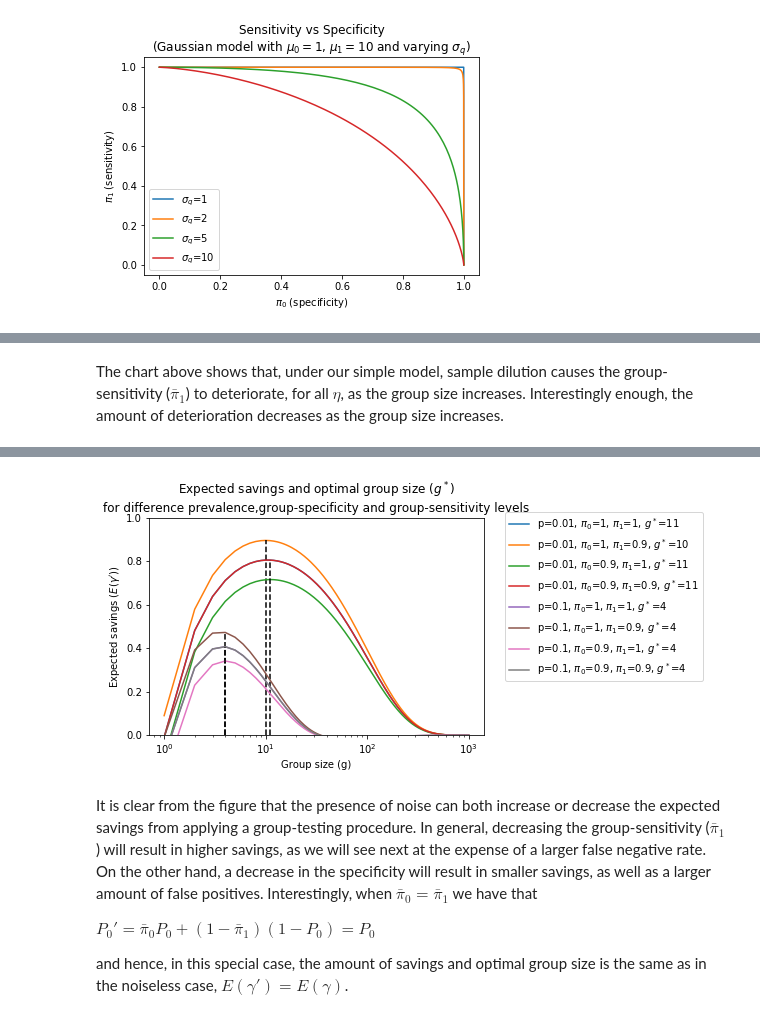
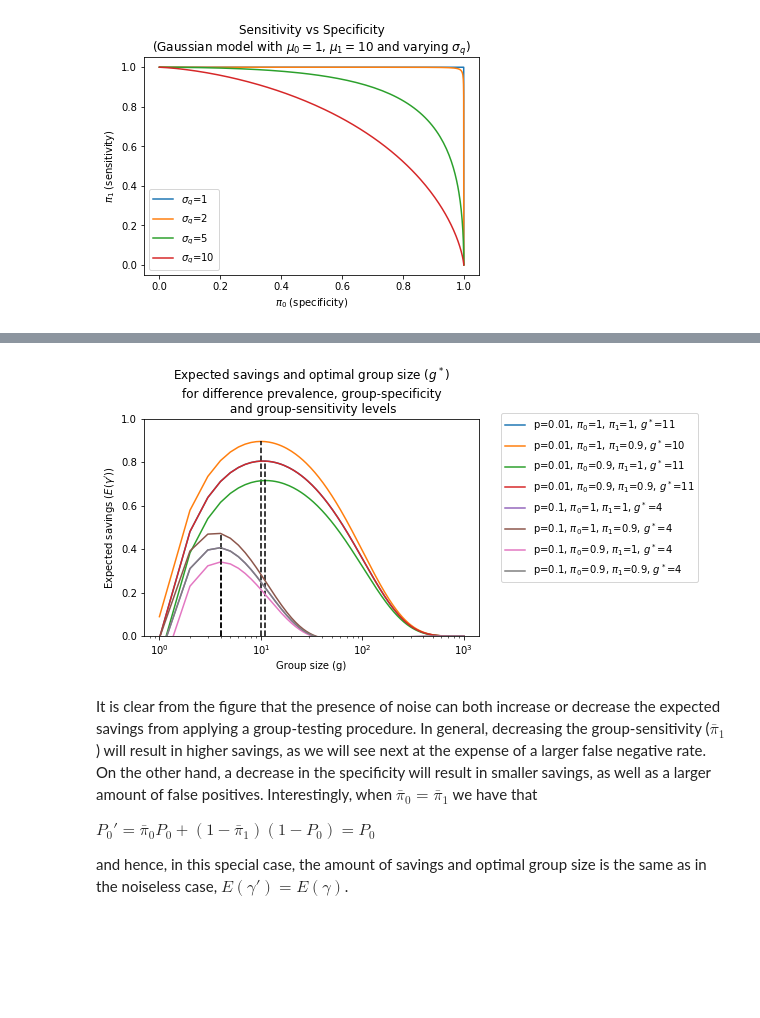
Before and after one commit to atibaup/group-testing, a Jupyter notebook: notebooks/1_group_testing_with_uncertainty-v2.ipynb, the cells around one changed output, grey strips where cells are left out. Drawn from its saved outputs; the diff is of its cells as text; code cells hidden in the pictures; blank space fills up the shorter version.

```diff
--- a/notebooks/1_group_testing_with_uncertainty-v2.ipynb
+++ b/notebooks/1_group_testing_with_uncertainty-v2.ipynb
@@ -221,5 +242,3 @@ plt.show()
-# %% [markdown]
-The chart above shows that, under our simple model, sample dilution causes the group-sensitivity ($\bar{\pi}_1$) to deteriorate, for all $\eta$, as the group size increases. Interestingly enough, the amount of deterioration decreases as the group size increases.
 # %% [markdown]
 ### Impact of noise on the number of tests performed
 
@@ -251,36 +270,39 @@ from matplotlib import pyplot as plt
 import numpy as np
 
 def expected_savings(p, group_size, pi_0, pi_1):
     p_i_0 = np.power(1 - p, group_size)
     p_z = pi_0*p_i_0 + (1-pi_1)*p_i_0
     p_nz = 1 - p_z
     savings = 1 - (group_size+1)/group_size * p_nz - 1/group_size*p_z
     return savings
 
 p_choices = [1e-2, 1e-1]
 pi_0_choices = [1.0, 0.9]
 pi_1_choices = [1.0, 0.9]
 g_values = np.arange(1, 1000, step=1)
 
 for p in p_choices:
     for pi_0 in pi_0_choices:
         for pi_1 in pi_1_choices:
             savings = np.array([expected_savings(p, g, pi_0, pi_1) for g in g_values])
             opt_g = np.argmax(savings)
             plt.semilogx(
                 g_values, savings,
                 label=f'p={p:.2g}, $\pi_0$={pi_0:.2g}, $\pi_1$={pi_1:.2g}, $g^*$={g_values[opt_g]}')
         plt.semilogx([g_values[opt_g], g_values[opt_g]], [0, savings[opt_g]], '--k')
 
 plt.xlabel('Group size (g)')
 plt.ylabel('Expected savings ($E(\gamma\')$)')
 plt.ylim([0, 1])
 plt.legend(bbox_to_anchor=(1.05, 1.05))
-plt.title('Expected savings and optimal group size ($g^*$)\nfor difference prevalence,'
-          'group-specificity and group-sensitivity levels')
+plt.title(
+    'Expected savings and optimal group size ($g^*$)\n'
+    'for difference prevalence, group-specificity\n'
+    ' and group-sensitivity levels'
+)
 plt.show()
 # %% [output]
-[figure, old version]
+[figure, new version]
 # %% [markdown]
 It is clear from the figure that the presence of noise can both increase or decrease the expected savings from applying a group-testing procedure. In general, decreasing the group-sensitivity ($\bar{\pi}_1$) will result in higher savings, as we will see next at the expense of a larger false negative rate. On the other hand, a decrease in the specificity will result in smaller savings, as well as a larger amount of false positives. Interestingly, when $\bar{\pi}_0=\bar{\pi}_1$ we have that
 
```
Also changed, not shown: parts of 11 cells of this notebook.
